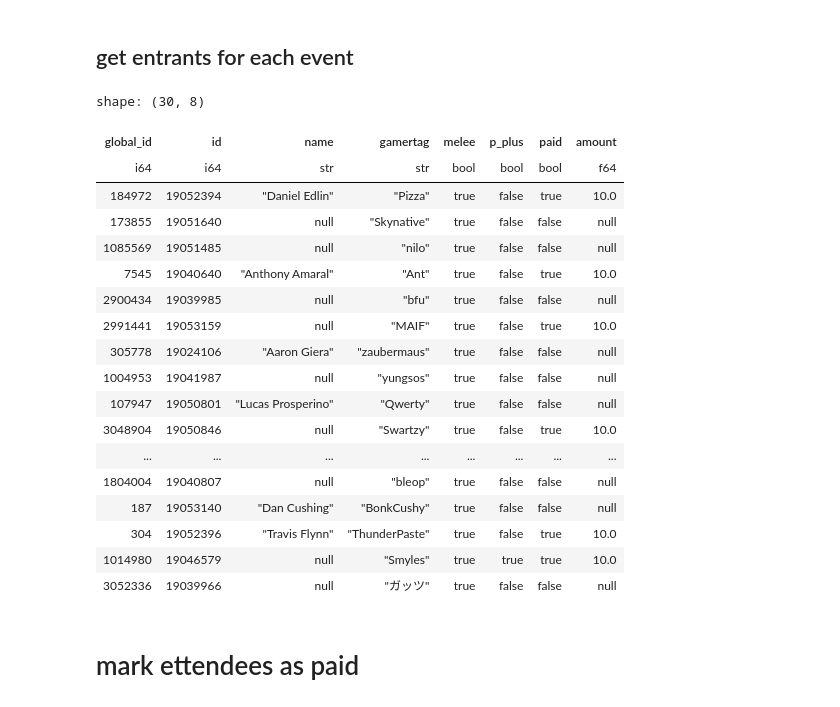
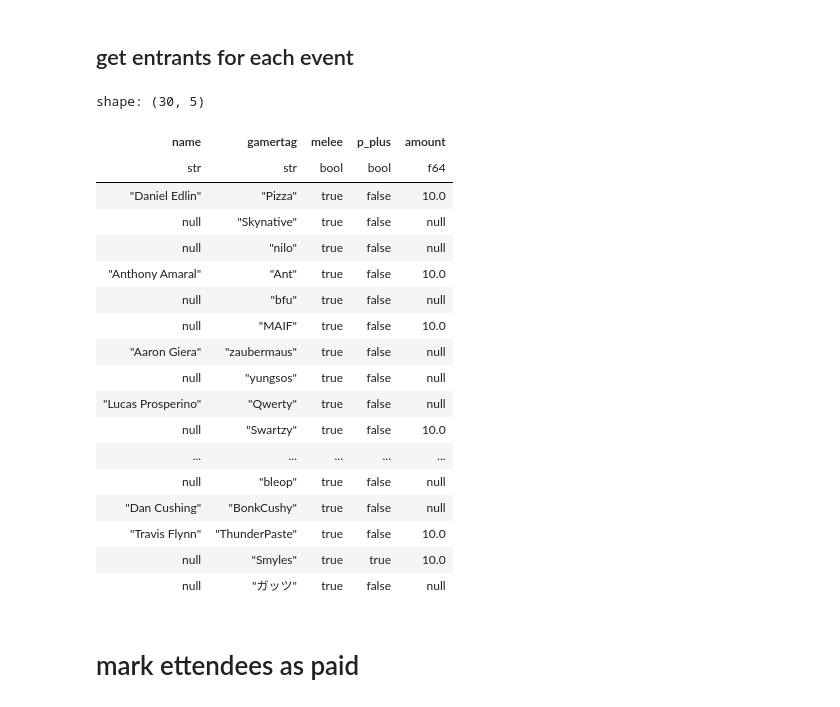
Before and after one commit to agiera/braacket-scraper, a Jupyter notebook: mark-attendees-as-paid.ipynb, the cells around one changed output. Drawn from its saved outputs; the diff is of its cells as text; code cells hidden in the pictures.

```diff
--- a/mark-attendees-as-paid.ipynb
+++ b/mark-attendees-as-paid.ipynb
@@ -357,49 +357,49 @@ p_plus = get_entrants("Project+ Singles")
 # %%
 pl.Config(tbl_rows=50)
 
 payment_status = (
     attendees
     .join(
         melee_singles.with_columns(pl.lit(True).alias('melee')),
         on='gamertag', how='left', suffix='_melee',
     )
     .join(
         p_plus.with_columns(pl.lit(True).alias('p_plus')),
         on='gamertag', how='left', suffix='_p_plus',
     )
     .join(attendees, on='id', how='left')
     .join(
         (
             payments
             .join(id_to_name, left_on='sender', right_on='venmo_name', how='left')
             .with_columns(pl.lit(True).alias('paid'))
         ),
         on='global_id', how='left', suffix='_paid',
     )
     .fill_null(False)
     .select('global_id', 'id', 'name', 'gamertag', 'melee', 'p_plus', 'paid', 'amount')
 )
-payment_status
+payment_status.select(pl.exclude('^.*id$'))
 # %% [output]
-shape: (30, 8)
+shape: (30, 5)
-| global_id | id | name | gamertag | melee | p_plus | paid | amount |
-| i64 | i64 | str | str | bool | bool | bool | f64 |
-| 184972 | 19052394 | "Daniel Edlin" | "Pizza" | true | false | true | 10.0 |
-| 173855 | 19051640 | null | "Skynative" | true | false | false | null |
-| 1085569 | 19051485 | null | "nilo" | true | false | false | null |
-| 7545 | 19040640 | "Anthony Amaral" | "Ant" | true | false | true | 10.0 |
-| 2900434 | 19039985 | null | "bfu" | true | false | false | null |
-| 2991441 | 19053159 | null | "MAIF" | true | false | true | 10.0 |
-| 305778 | 19024106 | "Aaron Giera" | "zaubermaus" | true | false | false | null |
-| 1004953 | 19041987 | null | "yungsos" | true | false | false | null |
-| 107947 | 19050801 | "Lucas Prosperino" | "Qwerty" | true | false | false | null |
-| 3048904 | 19050846 | null | "Swartzy" | true | false | true | 10.0 |
-| ... | ... | ... | ... | ... | ... | ... | ... |
-| 1804004 | 19040807 | null | "bleop" | true | false | false | null |
-| 187 | 19053140 | "Dan Cushing" | "BonkCushy" | true | false | false | null |
-| 304 | 19052396 | "Travis Flynn" | "ThunderPaste" | true | false | true | 10.0 |
-| 1014980 | 19046579 | null | "Smyles" | true | true | true | 10.0 |
-| 3052336 | 19039966 | null | "ガッツ" | true | false | false | null |
+| name | gamertag | melee | p_plus | amount |
+| str | str | bool | bool | f64 |
+| "Daniel Edlin" | "Pizza" | true | false | 10.0 |
+| null | "Skynative" | true | false | null |
+| null | "nilo" | true | false | null |
+| "Anthony Amaral" | "Ant" | true | false | 10.0 |
+| null | "bfu" | true | false | null |
+| null | "MAIF" | true | false | 10.0 |
+| "Aaron Giera" | "zaubermaus" | true | false | null |
+| null | "yungsos" | true | false | null |
+| "Lucas Prosperino" | "Qwerty" | true | false | null |
+| null | "Swartzy" | true | false | 10.0 |
+| ... | ... | ... | ... | ... |
+| null | "bleop" | true | false | null |
+| "Dan Cushing" | "BonkCushy" | true | false | null |
+| "Travis Flynn" | "ThunderPaste" | true | false | 10.0 |
+| null | "Smyles" | true | true | 10.0 |
+| null | "ガッツ" | true | false | null |
 # %% [markdown]
 # mark ettendees as paid
 # %%
```
